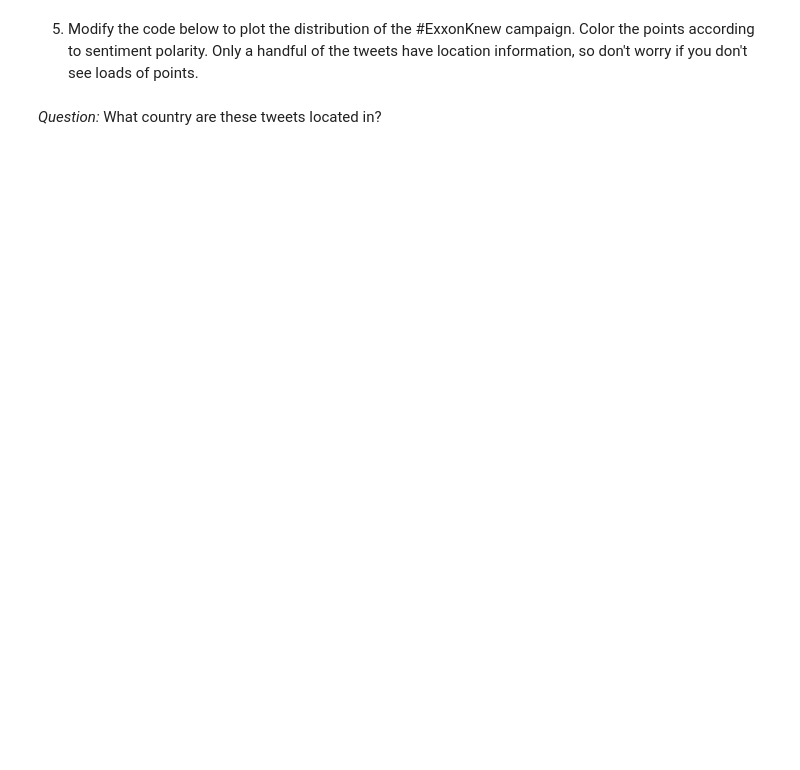
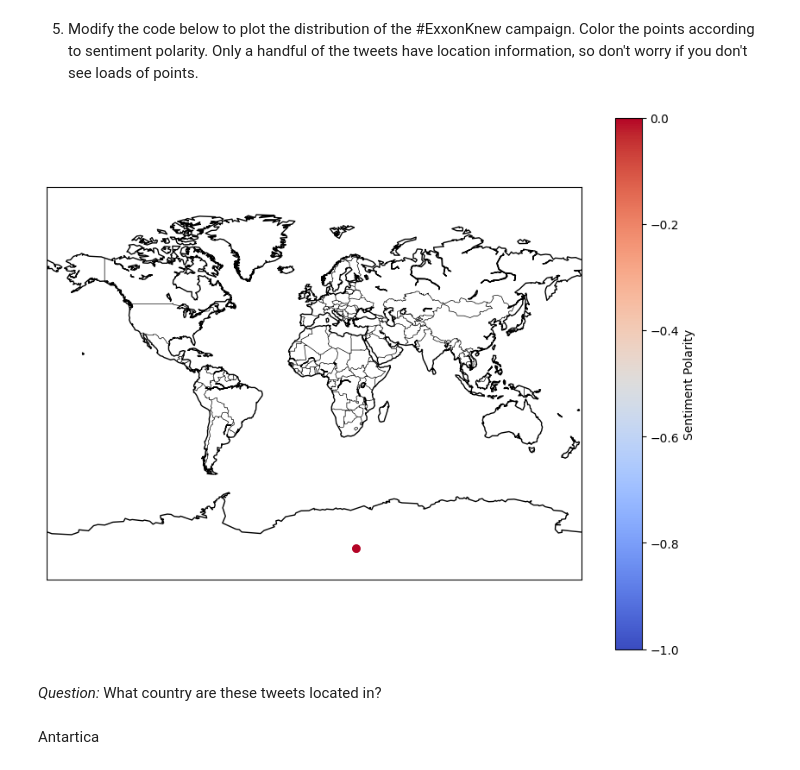
Before and after one commit to gr8imajoke/QM2, a Jupyter notebook: notebooks/W04. Natural Language Processing.ipynb, the cells around one changed output. Cells and saved outputs as stored; diff of their text form; code cells hidden in the pictures; blank space fills up the shorter version.

```diff
--- a/notebooks/W04. Natural Language Processing.ipynb
+++ b/notebooks/W04. Natural Language Processing.ipynb
@@ -597,3 +659,18 @@ In the code cell below:
 2. Using a lambda function, `.apply(lambda x: nlp(x)._.blob.polarity)`, create a column in the sample dataframe that contains the polarity of each tweet.
 3. Create a column that contains the subjectivity score for each tweet.
 4. Filter the dataframe to discard tweets that are not subjective (subjectivity score < 0.5) *and* tweets that have negative sentiment (polarity score < 0).
+# %%
+#sample df w first 1000 tweets
+sample = tweets.head(1000)
+
+#lambda ; create polarity column
+sample['polarity']= sample['text'].apply(lambda x: nlp(x)._.blob.polarity)
+
+# subjectivity column
+# sample['subjectivity']= sample['text'].apply(lambda x: nlp(x)._.blob.subjectivity)
+sample.loc[:, 'subjectivity'] = sample['text'].apply(lambda x: nlp(x)._.blob.subjectivity)
+
+#filter to discard: (subjectivity < 0.5 AND polarity < 0)
+sample = sample[(sample['subjectivity'] >= 0.5) & (sample['polarity'] >= 0)]
+
+sample
@@ -600,20 +701,35 @@ In the code cell below:
 # %% [markdown]
 5. Modify the code below to plot the distribution of the #ExxonKnew campaign. Color the points according to sentiment polarity. Only a handful of the tweets have location information, so don't worry if you don't see loads of points.
 # %%
+# !pip install Basemap
+
 import matplotlib.pyplot as plt
 from mpl_toolkits.basemap import Basemap
 
 map = Basemap(projection='mill')
 
 map.drawcountries()
 map.drawcoastlines()
 
+# scatter plot ; coloured by polarity
 map.scatter(
-      x=,
-      y=,
-      color=,
-      latlon=True,
-      vmin=-1,
-      vmax=0)
+    x=sample['longitude'],
+    y=sample['latitude'],
+    c=sample['polarity'],
+    cmap='coolwarm',  # Choose a colormap
+    # color='blue',
+    latlon=True,
+    vmin=-1,
+    vmax=0
+)
+
+# Add a colorbar
+# cbar = map.colorbar(scatter, location='bottom', pad='5%')
+# cbar.set_label('Sentiment Polarity')
+plt.colorbar(label='Sentiment Polarity');
+# %% [output]
+[figure, added]
 # %% [markdown]
 *Question:* What country are these tweets located in?
+# %% [markdown]
+Antartica
```
Also changed, not shown: parts of 19 cells of this notebook.
